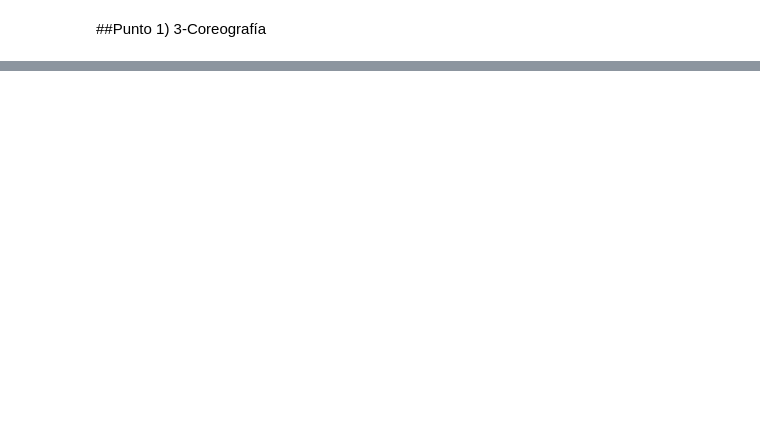
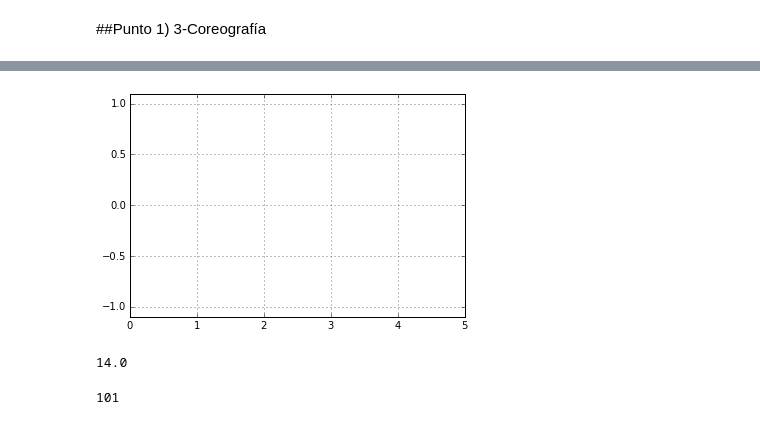
Before and after one commit to ArturoVelasquez/MC-1, a Jupyter notebook: Tareas/HW5/HW5.ipynb, the cells around one changed output, grey strips where cells are left out. Saved outputs shown, nothing was run; the diff lists cells and outputs as text; code cells hidden in the pictures; blank space fills up the shorter version.

```diff
--- a/Tareas/HW5/HW5.ipynb
+++ b/Tareas/HW5/HW5.ipynb
@@ -151,0 +241,43 @@ aaa[:,0][:,1][0]
+# %%
+def data_gen():
+    t = data_gen.t
+    cnt = 0
+    while cnt < 1000:
+        cnt+=1
+        t += 0.05
+        yield t, np.sin(2*np.pi*t) * np.exp(-t/10.)
+data_gen.t = 0
+
+fig, ax = plt.subplots()
+line, = ax.plot([], [], lw=2)
+ax.set_ylim(-1.1, 1.1)
+ax.set_xlim(0, 5)
+ax.grid()
+xdata, ydata = [], []
+def run(data):
+    # update the data
+    t,y = data
+    xdata.append(t)
+    ydata.append(y)
+    xmin, xmax = ax.get_xlim()
+
+    if t >= xmax:
+        ax.set_xlim(xmin, 2*xmax)
+        ax.figure.canvas.draw()
+    line.set_data(xdata, ydata)
+
+    return line,
+
+ani = animation.FuncAnimation(fig, run, data_gen, blit=True, interval=10,
+    repeat=False)
+plt.show()
+# %% [output]
+[figure, added]
+# %%
+4*3.5
+# %% [output]
+14.0
+# %%
+len(history)
+# %% [output]
+101
```
Also changed, not shown: parts of 24 cells of this notebook.
